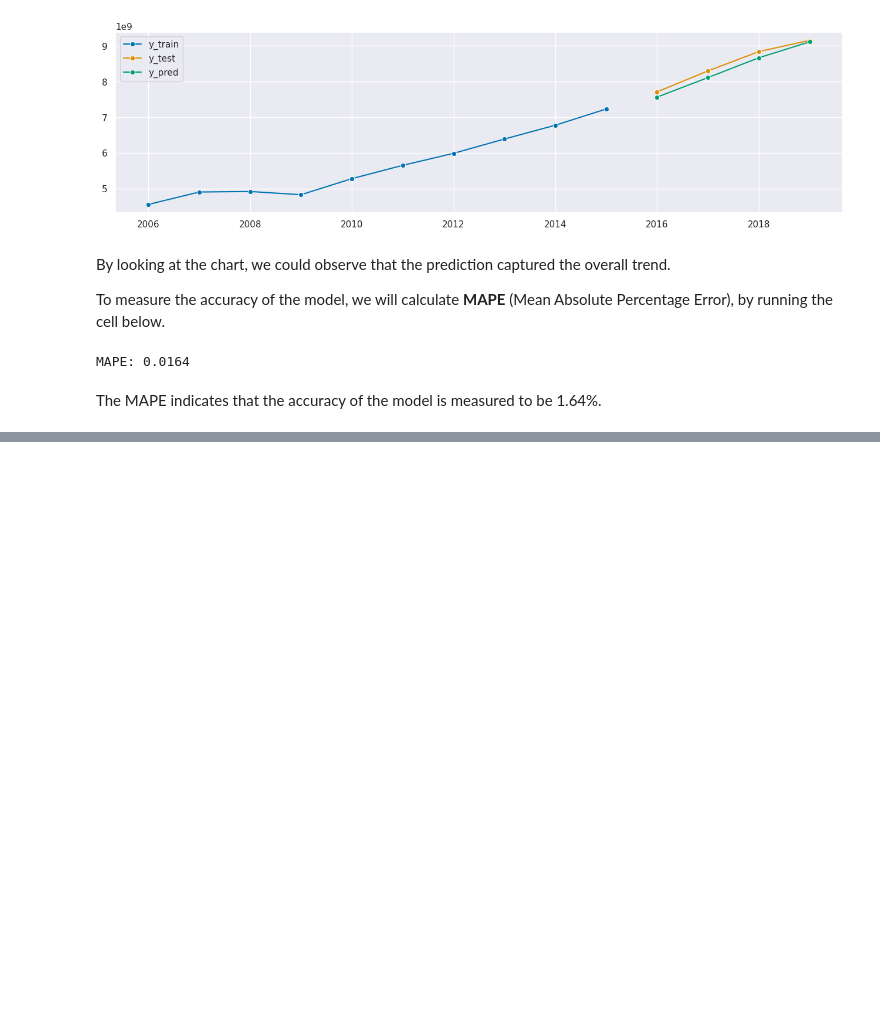
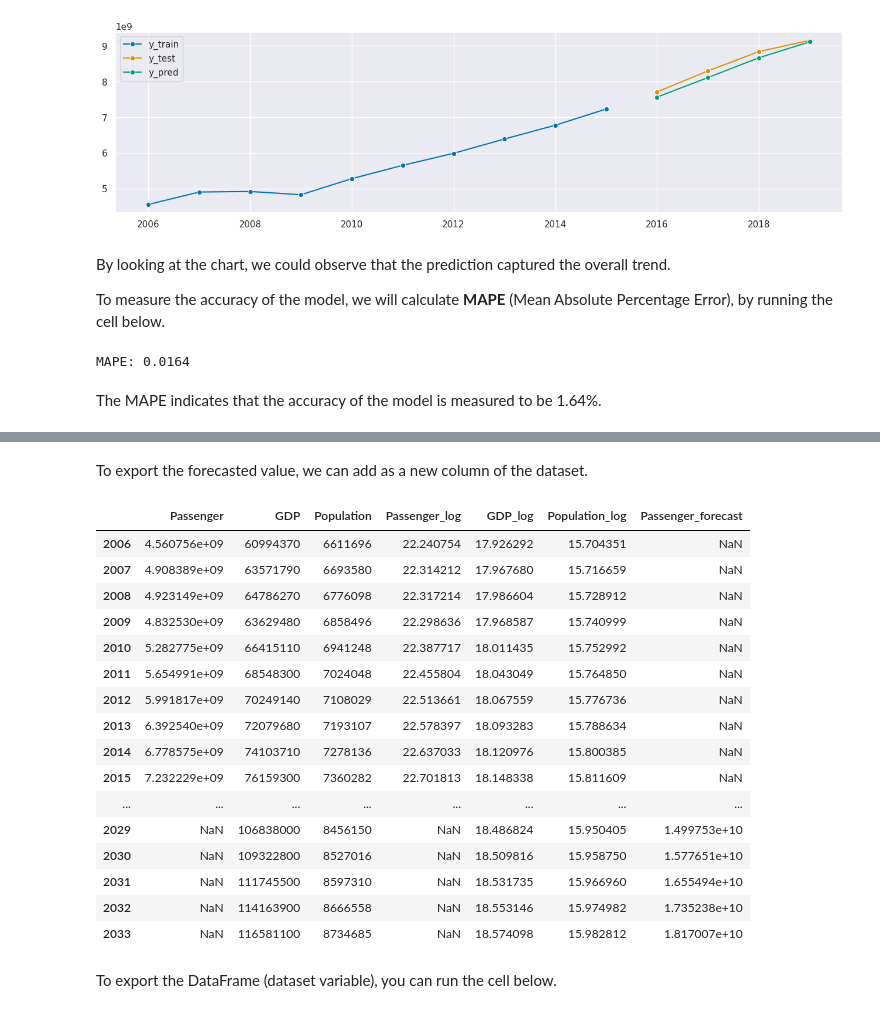
Before and after one commit to 91htjung/AirportBusinessAnalytics, a Jupyter notebook: 01-Forecast_Longterm_Econometric.ipynb, the cells around one changed output, grey strips where cells are left out. Saved outputs shown, nothing was run; the diff lists cells and outputs as text; code cells hidden in the pictures; blank space fills up the shorter version.

```diff
--- a/01-Forecast_Longterm_Econometric.ipynb
+++ b/01-Forecast_Longterm_Econometric.ipynb
@@ -407,0 +421,25 @@ plot_series(y, y2_pred, labels=["historic", "y2_pred"])
+# %% [markdown]
+To export the forecasted value, we can add as a new column of the dataset.
+# %%
+dataset['Passenger_forecast'] = np.exp(y2_pred)
+dataset
+# %% [output]
+|  | Passenger | GDP | Population | Passenger_log | GDP_log | Population_log | Passenger_forecast |
+| 2006 | 4.560756e+09 | 60994370 | 6611696 | 22.240754 | 17.926292 | 15.704351 | NaN |
+| 2007 | 4.908389e+09 | 63571790 | 6693580 | 22.314212 | 17.967680 | 15.716659 | NaN |
+| 2008 | 4.923149e+09 | 64786270 | 6776098 | 22.317214 | 17.986604 | 15.728912 | NaN |
+| 2009 | 4.832530e+09 | 63629480 | 6858496 | 22.298636 | 17.968587 | 15.740999 | NaN |
+| 2010 | 5.282775e+09 | 66415110 | 6941248 | 22.387717 | 18.011435 | 15.752992 | NaN |
+| 2011 | 5.654991e+09 | 68548300 | 7024048 | 22.455804 | 18.043049 | 15.764850 | NaN |
+| 2012 | 5.991817e+09 | 70249140 | 7108029 | 22.513661 | 18.067559 | 15.776736 | NaN |
+| 2013 | 6.392540e+09 | 72079680 | 7193107 | 22.578397 | 18.093283 | 15.788634 | NaN |
+| 2014 | 6.778575e+09 | 74103710 | 7278136 | 22.637033 | 18.120976 | 15.800385 | NaN |
+| 2015 | 7.232229e+09 | 76159300 | 7360282 | 22.701813 | 18.148338 | 15.811609 | NaN |
+| ... | ... | ... | ... | ... | ... | ... | ... |
+| 2029 | NaN | 106838000 | 8456150 | NaN | 18.486824 | 15.950405 | 1.499753e+10 |
+| 2030 | NaN | 109322800 | 8527016 | NaN | 18.509816 | 15.958750 | 1.577651e+10 |
+| 2031 | NaN | 111745500 | 8597310 | NaN | 18.531735 | 15.966960 | 1.655494e+10 |
+| 2032 | NaN | 114163900 | 8666558 | NaN | 18.553146 | 15.974982 | 1.735238e+10 |
+| 2033 | NaN | 116581100 | 8734685 | NaN | 18.574098 | 15.982812 | 1.817007e+10 |
+# %% [markdown]
+To export the DataFrame (dataset variable), you can run the cell below.
```
Also changed, not shown: parts of 13 cells of this notebook.
